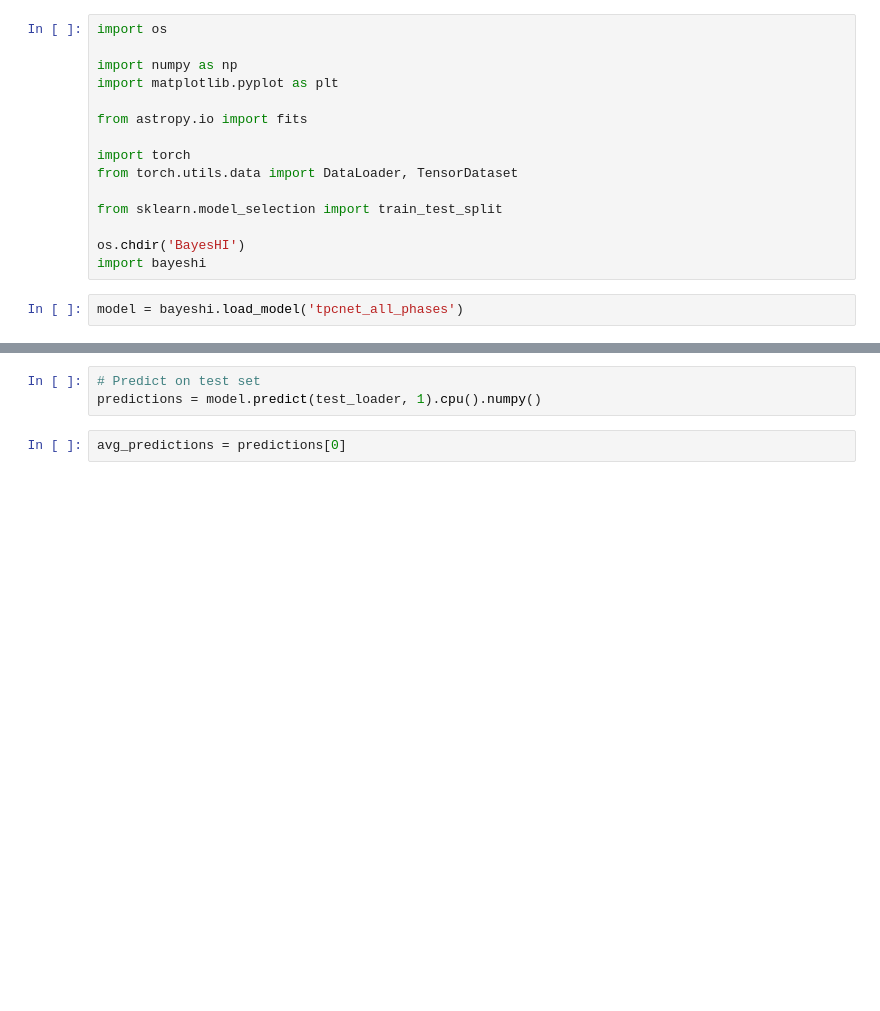
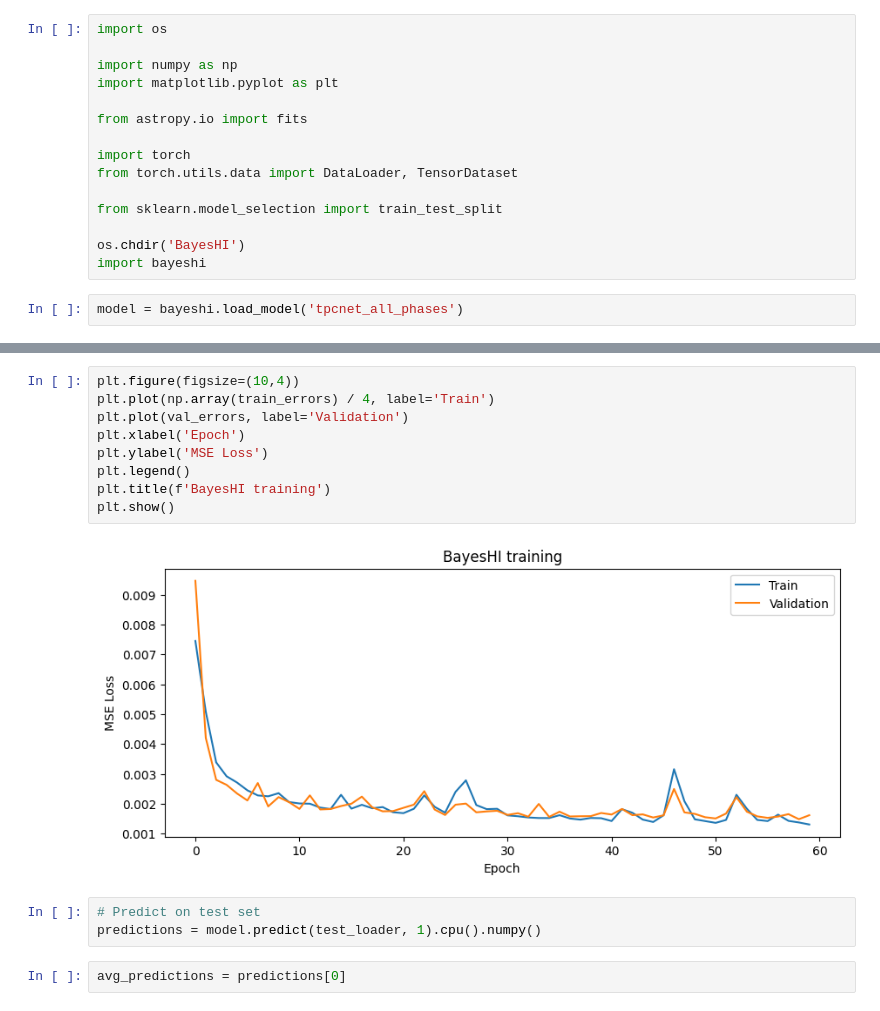
Before and after one commit to EricMullerAU/BayesHI, a Jupyter notebook: NewPETesting.ipynb, the cells around one changed output, grey strips where cells are left out. Cells and saved outputs as stored; diff of their text form; blank space fills up the shorter version.

```diff
--- a/NewPETesting.ipynb
+++ b/NewPETesting.ipynb
@@ -94,3 +40,14 @@ Epoch [128/128], Train Loss: 0.0191, Validation Loss: 0.0048, took 16.52s
+# %%
+plt.figure(figsize=(10,4))
+plt.plot(np.array(train_errors) / 4, label='Train')
+plt.plot(val_errors, label='Validation')
+plt.xlabel('Epoch')
+plt.ylabel('MSE Loss')
+plt.legend()
+plt.title(f'BayesHI training')
+plt.show()
+# %% [output]
+[figure, added]
 # %%
 # Predict on test set
 predictions = model.predict(test_loader, 1).cpu().numpy()
```
Also changed, not shown: parts of 21 cells of this notebook, 6 other files.
